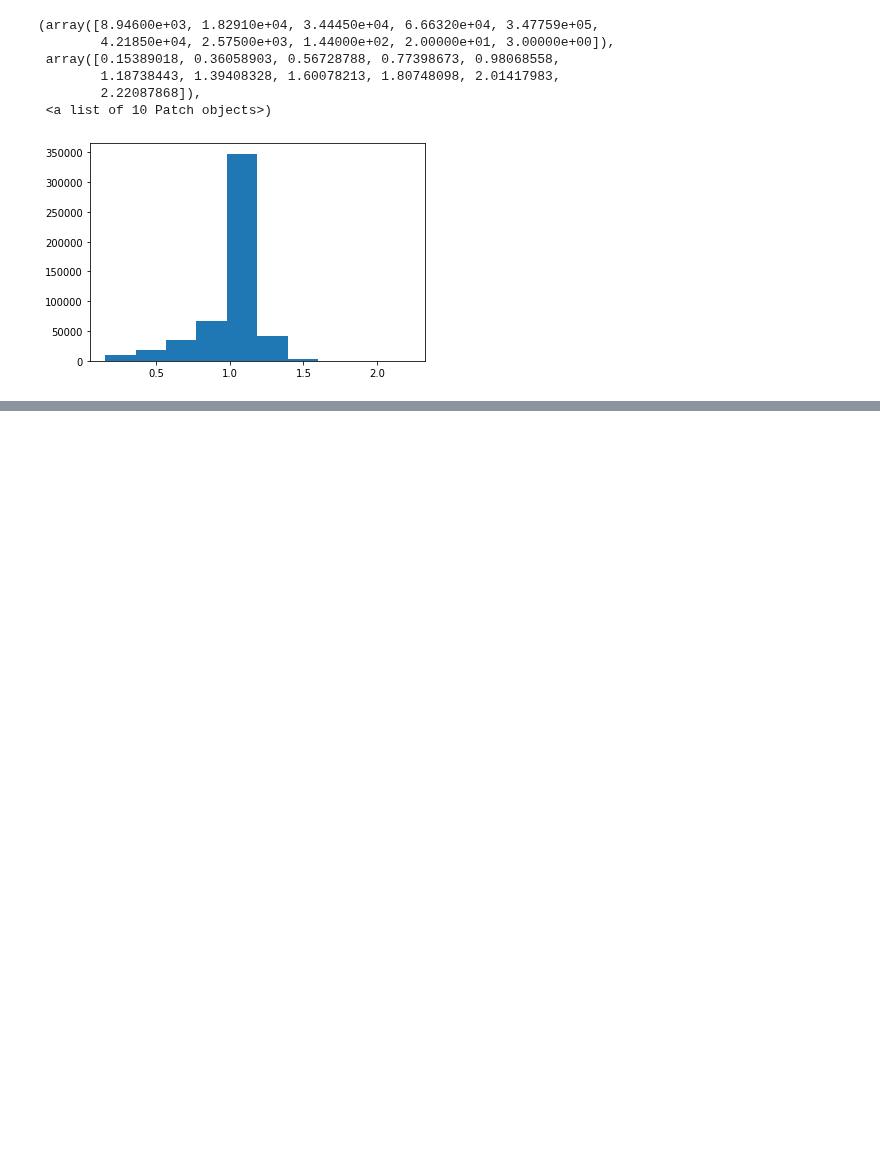
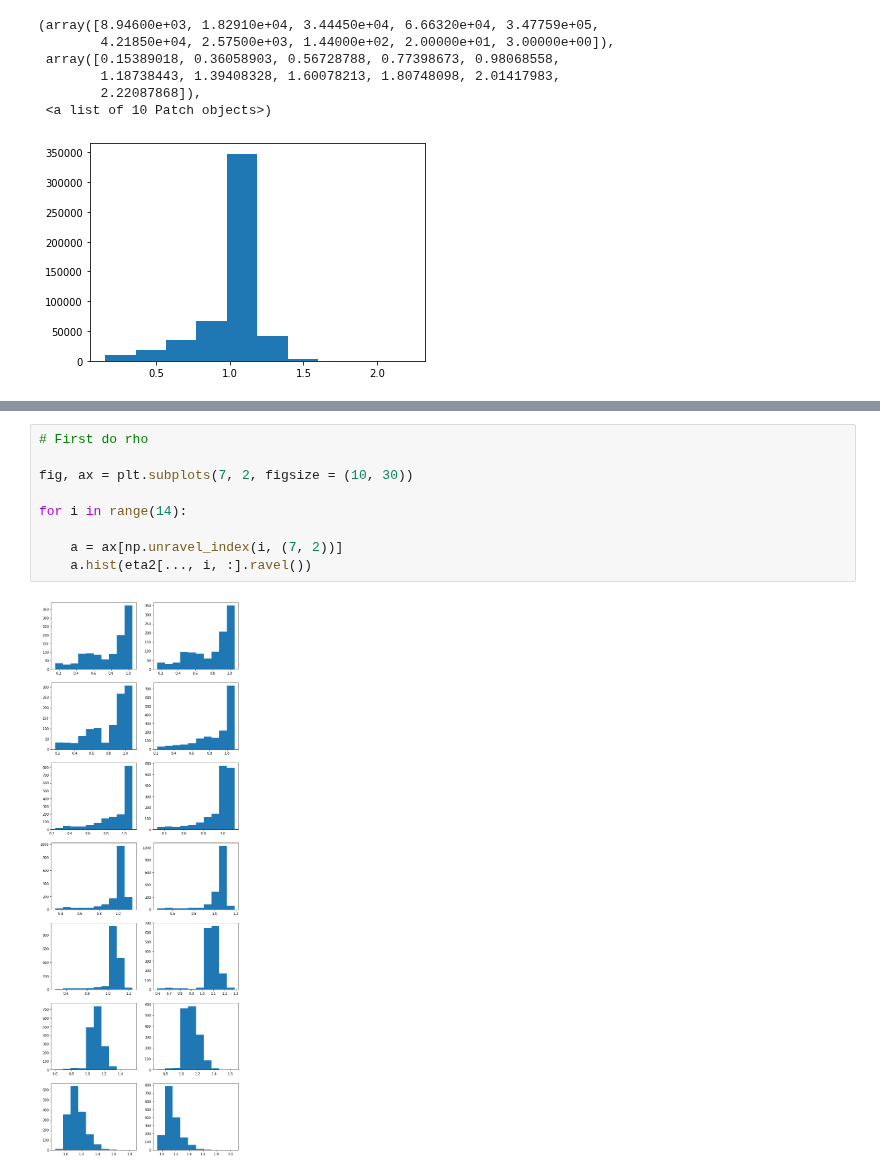
Before and after one commit to akumar01/uoicorr_analysis, a Jupyter notebook: notebooks/sfn/covariance_ensembles.ipynb, the cells around one changed output, grey strips where cells are left out. Saved outputs shown, nothing was run; the diff lists cells and outputs as text; blank space fills up the shorter version.

```diff
--- a/notebooks/sfn/covariance_ensembles.ipynb
+++ b/notebooks/sfn/covariance_ensembles.ipynb
@@ -295,0 +359,11 @@ plt.hist(eta.ravel())
+# %%
+# First do rho
+
+fig, ax = plt.subplots(7, 2, figsize = (10, 30))
+
+for i in range(14):
+
+    a = ax[np.unravel_index(i, (7, 2))]
+    a.hist(eta2[..., i, :].ravel())
+# %% [output]
+[figure, added]
```
Also changed, not shown: parts of 10 cells of this notebook.
